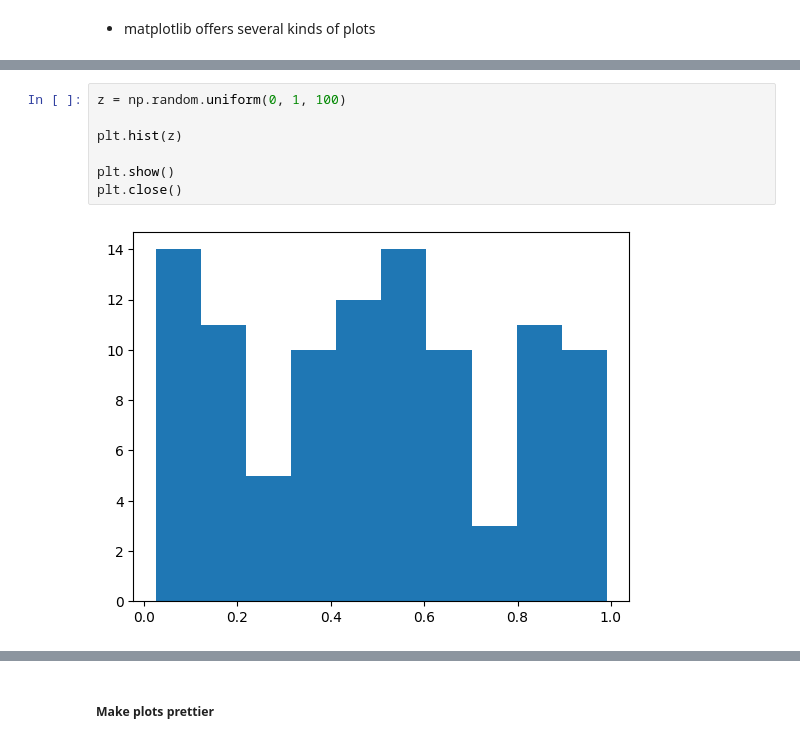
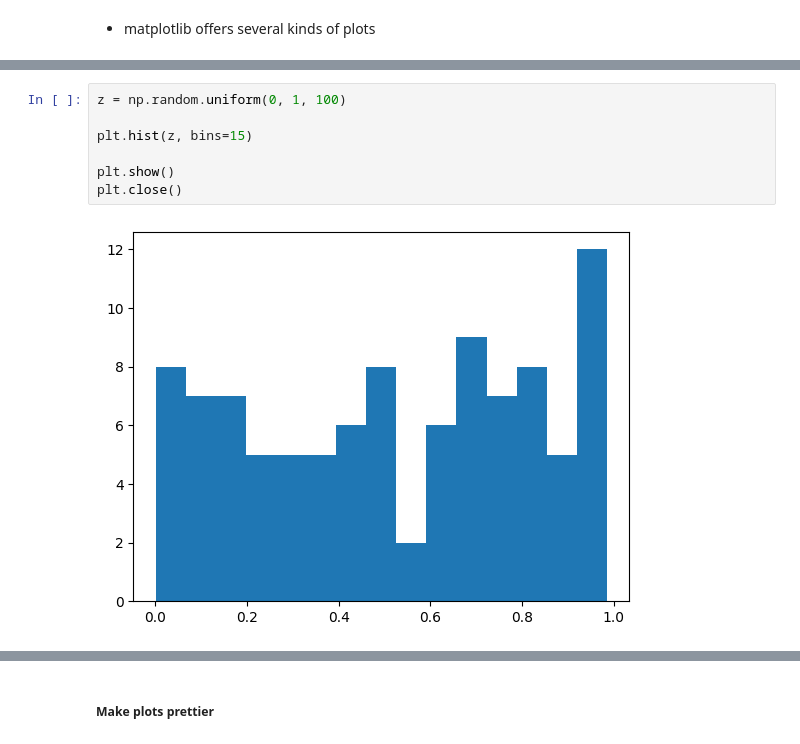
Before and after one commit to niclas-gr/WiChem-Kiel-Python-Workshop, a Jupyter notebook: Inhalt/Inhalt.ipynb, the cells around one changed output, grey strips where cells are left out. Saved outputs shown, nothing was run; the diff lists cells and outputs as text.

```diff
--- a/Inhalt/Inhalt.ipynb
+++ b/Inhalt/Inhalt.ipynb
@@ -1894,12 +2138,12 @@ plt.close()
 # %%
 z = np.random.uniform(0, 1, 100)
 
-plt.hist(z)
+plt.hist(z, bins=15)
 
 plt.show()
 plt.close()
 # %% [output]
-[figure, old version]
+[figure, new version]
 # %%
 x = np.arange(5)
 y = np.random.uniform(0, 1, 5)
```
Also changed, not shown: parts of 162 cells of this notebook, 1 other file.
